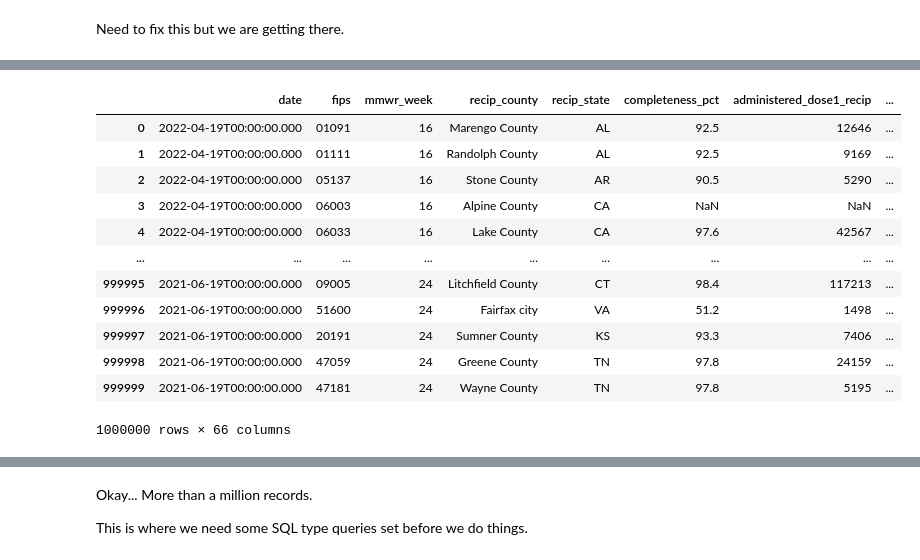
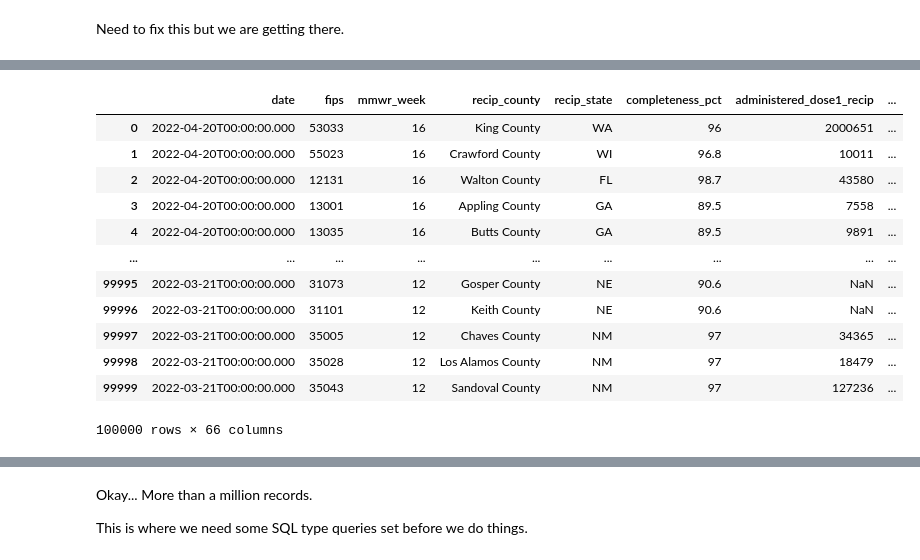
Before and after one commit to asullivan42/COVID_Bubble_Estimator, a Jupyter notebook: CDC data importer.ipynb, the cells around one changed output, grey strips where cells are left out. Saved outputs shown, nothing was run; the diff lists cells and outputs as text; code cells hidden in the pictures.

```diff
--- a/CDC data importer.ipynb
+++ b/CDC data importer.ipynb
@@ -105,0 +167,3 @@ This was a success.  Wish that the .infero_objects worked.
+# %%
+pd.set_option('display.max_rows', None)
+California_Deaths.groupby(['condition','age_group']).describe()
@@ -106,3 +192,5 @@ This was a success.  Wish that the .infero_objects worked.
+# %%
+pd.set_option('display.max_rows', 20)
 # %%
 # United States COVID-19 Cases and Deaths by State over Time Case Surveillance
 results = client.get("9mfq-cb36", limit=50000)
@@ -130,19 +237,19 @@ results_df2
 # %%
 # COVID-19 infer_objectsnations in the United States,County Vaccinations
-results = client.get("8xkx-amqh", limit=1000000)
+results = client.get("8xkx-amqh", limit=100000)
 results_df3 = pd.DataFrame.from_records(results)
 results_df3
 # %% [output]
 |  | date | fips | mmwr_week | recip_county | recip_state | completeness_pct | administered_dose1_recip | ... |
-| 0 | 2022-04-19T00:00:00.000 | 01091 | 16 | Marengo County | AL | 92.5 | 12646 | ... |
-| 1 | 2022-04-19T00:00:00.000 | 01111 | 16 | Randolph County | AL | 92.5 | 9169 | ... |
-| 2 | 2022-04-19T00:00:00.000 | 05137 | 16 | Stone County | AR | 90.5 | 5290 | ... |
-| 3 | 2022-04-19T00:00:00.000 | 06003 | 16 | Alpine County | CA | NaN | NaN | ... |
-| 4 | 2022-04-19T00:00:00.000 | 06033 | 16 | Lake County | CA | 97.6 | 42567 | ... |
+| 0 | 2022-04-20T00:00:00.000 | 53033 | 16 | King County | WA | 96 | 2000651 | ... |
+| 1 | 2022-04-20T00:00:00.000 | 55023 | 16 | Crawford County | WI | 96.8 | 10011 | ... |
+| 2 | 2022-04-20T00:00:00.000 | 12131 | 16 | Walton County | FL | 98.7 | 43580 | ... |
+| 3 | 2022-04-20T00:00:00.000 | 13001 | 16 | Appling County | GA | 89.5 | 7558 | ... |
+| 4 | 2022-04-20T00:00:00.000 | 13035 | 16 | Butts County | GA | 89.5 | 9891 | ... |
 | ... | ... | ... | ... | ... | ... | ... | ... | ... |
-| 999995 | 2021-06-19T00:00:00.000 | 09005 | 24 | Litchfield County | CT | 98.4 | 117213 | ... |
-| 999996 | 2021-06-19T00:00:00.000 | 51600 | 24 | Fairfax city | VA | 51.2 | 1498 | ... |
-| 999997 | 2021-06-19T00:00:00.000 | 20191 | 24 | Sumner County | KS | 93.3 | 7406 | ... |
-| 999998 | 2021-06-19T00:00:00.000 | 47059 | 24 | Greene County | TN | 97.8 | 24159 | ... |
-| 999999 | 2021-06-19T00:00:00.000 | 47181 | 24 | Wayne County | TN | 97.8 | 5195 | ... |
+| 99995 | 2022-03-21T00:00:00.000 | 31073 | 12 | Gosper County | NE | 90.6 | NaN | ... |
+| 99996 | 2022-03-21T00:00:00.000 | 31101 | 12 | Keith County | NE | 90.6 | NaN | ... |
+| 99997 | 2022-03-21T00:00:00.000 | 35005 | 12 | Chaves County | NM | 97 | 34365 | ... |
+| 99998 | 2022-03-21T00:00:00.000 | 35028 | 12 | Los Alamos County | NM | 97 | 18479 | ... |
+| 99999 | 2022-03-21T00:00:00.000 | 35043 | 12 | Sandoval County | NM | 97 | 127236 | ... |
-1000000 rows × 66 columns
+100000 rows × 66 columns
```
Also changed, not shown: parts of 20 cells of this notebook, 1 other file.
